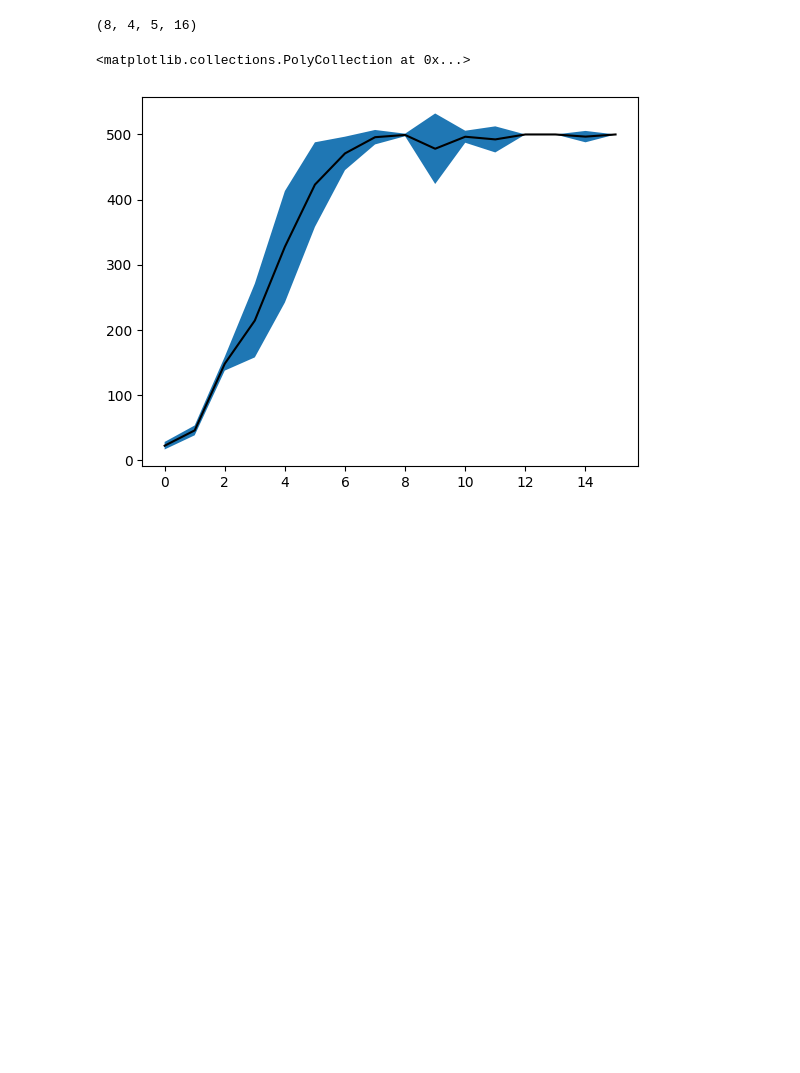
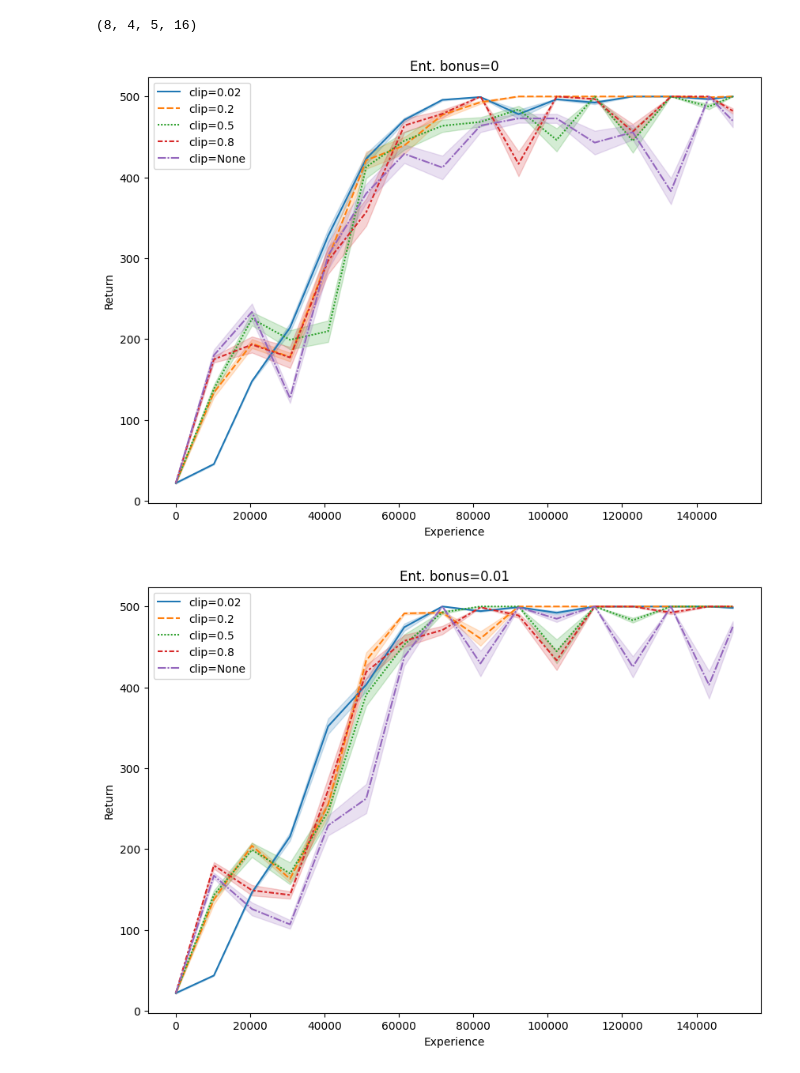
Before and after one commit to Kalyan0821/ppo_jax, a Jupyter notebook: plotting/plot.ipynb, the cells around one changed output. Drawn from its saved outputs; the diff is of its cells as text; code cells hidden in the pictures; blank space fills up the shorter version.

Commit message:
Plots for cartpole

```diff
--- a/plotting/plot.ipynb
+++ b/plotting/plot.ipynb
@@ -5,9 +5,0 @@ import seaborn as sns
-# %%
-env_name = "CartPole-v1"
-
-with open(f"{env_name}.npy", 'rb') as f:
-    returns = np.load(f)
-
-returns.shape
-# %% [output]
-(8, 4, 5, 16)
@@ -17,6 +5,0 @@ std_returns = np.std(returns, axis=0)
-# %%
-plt.plot(range(returns.shape[-1]), avg_returns[0, 0], '-k')
-plt.fill_between(x=range(returns.shape[-1]), y1=avg_returns[0, 0]+std_returns[0, 0], y2=avg_returns[0, 0]-std_returns[0, 0])
-# %% [output]
-<matplotlib.collections.PolyCollection at 0x...>
-[figure, removed]
@@ -55,0 +6,35 @@ plt.fill_between(x=range(returns.shape[-1]), y1=avg_returns[0, 0]+std_returns[0,
+# %%
+def plot_returns(env_name, ents, clips, std_scale=0.1):
+    with open(f"{env_name}.npy", 'rb') as f:
+        returns = np.load(f)
+    with open(f"{env_name}_exps.npy", 'rb') as f:
+        exps = np.load(f)
+    assert len(returns.shape) == 4  # (n_seeds, n_ent, n_clip, n_exp)
+    assert returns.shape[1:3] == (len(ents), len(clips))
+    print(returns.shape)
+
+
+    # plt.figure(figsize=(100, 100))
+    for j in range(returns.shape[1]):
+
+        data_j = pd.concat([pd.DataFrame(returns[:, j, k, :], index=[f"clip={clips[k] if clips[k]<1000 else None}"]*returns.shape[0], columns=exps)
+                            for k in range(returns.shape[2])], axis=0)
+
+        # plt.subplot(2, 2, j+1)
+        plt.figure(figsize=(10, 7))
+        sns.lineplot(data_j.T, errorbar=("sd", std_scale))
+        plt.xlabel("Experience")
+        plt.ylabel("Return")
+        plt.title(f"Ent. bonus={ents[j]}")
+        plt.show()
+    plt.show()
+# %%
+env_name = "CartPole-v1"
+ents = [0, 0.01, 0.1, 0.4]
+clips = [0.02, 0.2, 0.5, 0.8, 1e6]
+
+plot_returns(env_name, ents, clips)
+# %% [output]
+(8, 4, 5, 16)
+[figure, added]
+[figure, added]
```
Also changed, not shown: parts of 4 cells of this notebook, 3 other files.
